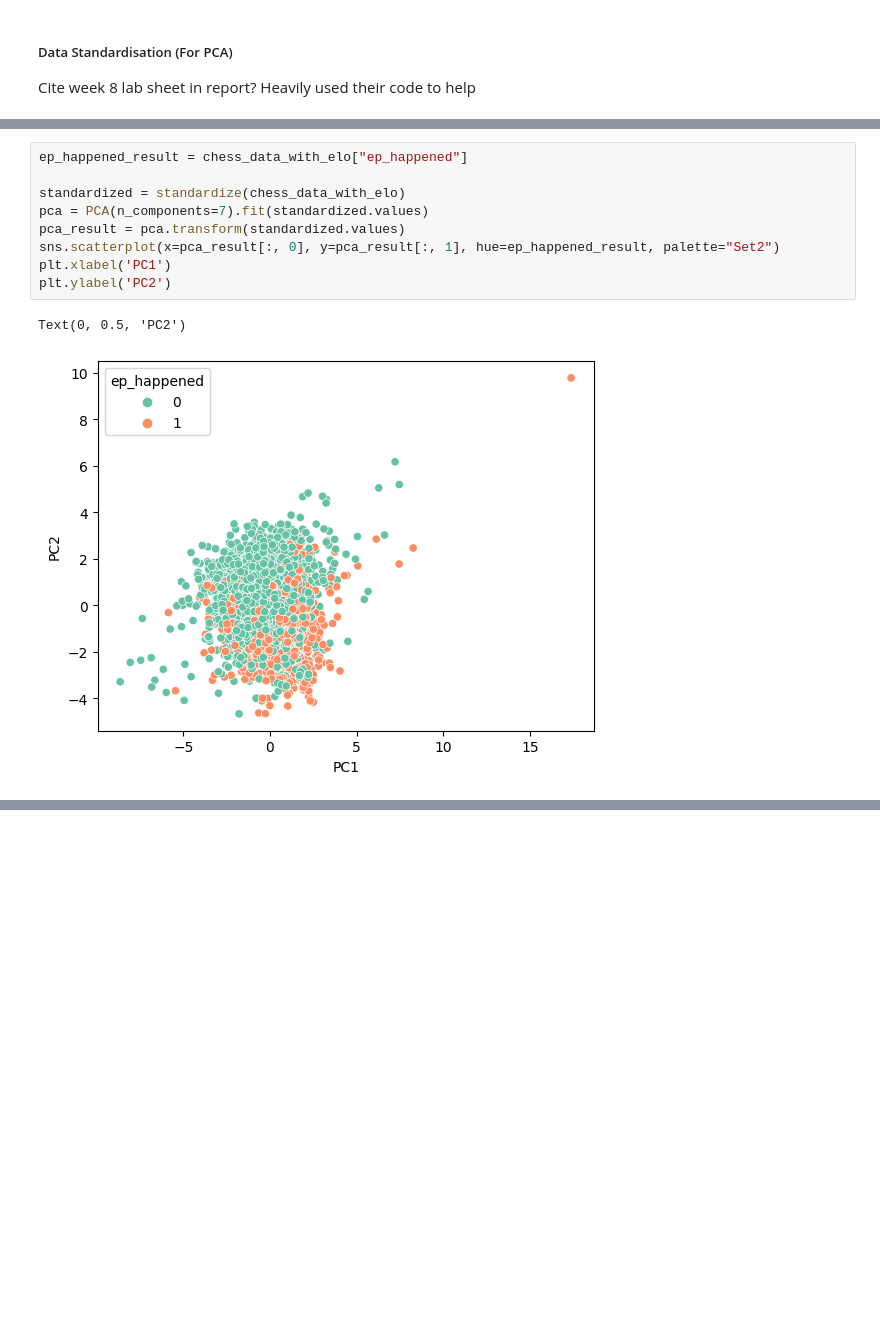
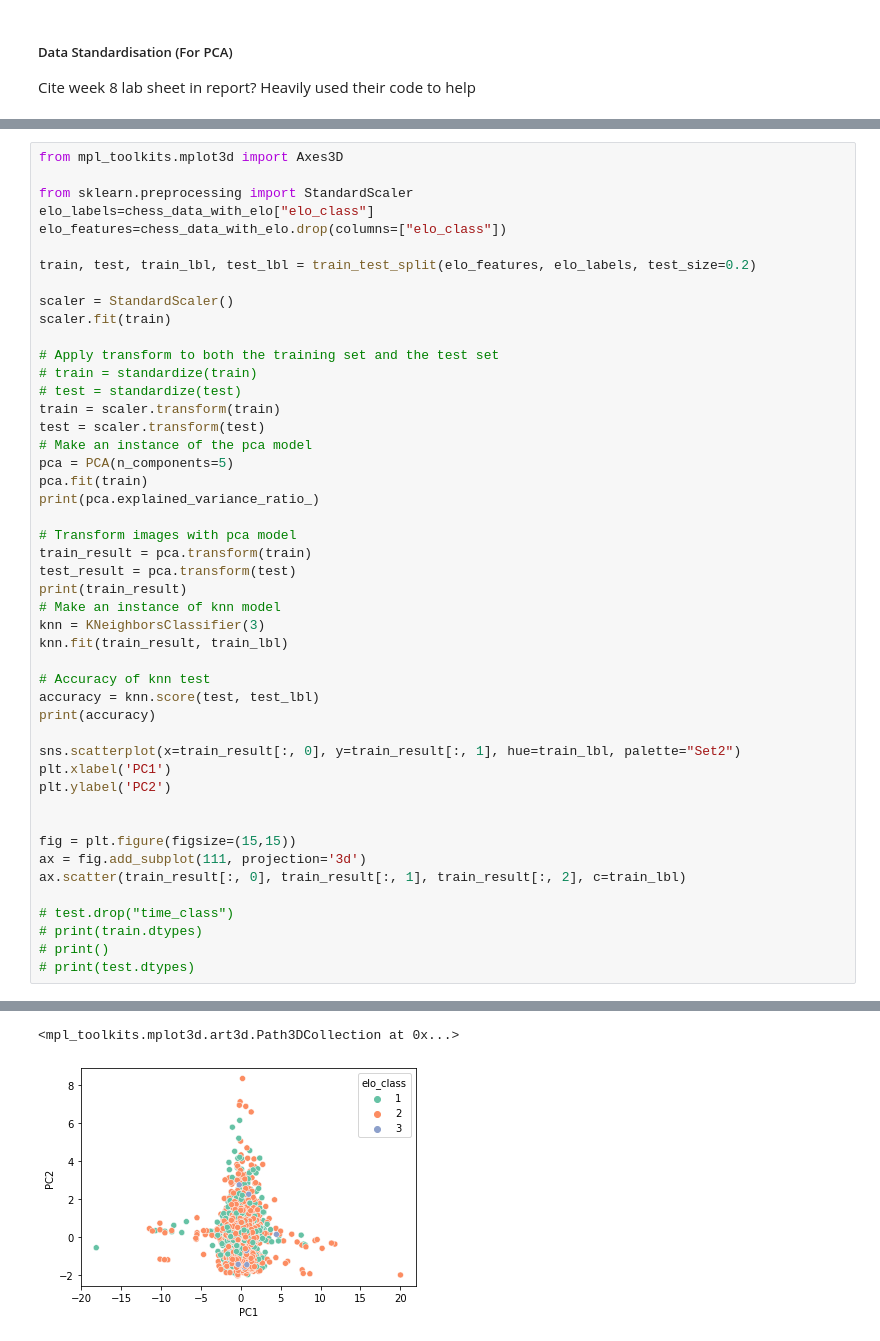
Before and after one commit to leon0241/fds-assignment-3, a Jupyter notebook: assignment-3-Q2.ipynb, the cells around one changed output, grey strips where cells are left out. Drawn from its saved outputs; the diff is of its cells as text; blank space fills up the shorter version.

```diff
--- a/assignment-3-Q2.ipynb
+++ b/assignment-3-Q2.ipynb
@@ -704,12 +714,48 @@ sns.pairplot(hue='ep_happened', data=chess_data_with_elo, palette="Set2")
-# %%
-ep_happened_result = chess_data_with_elo["ep_happened"]
-
-standardized = standardize(chess_data_with_elo)
-pca = PCA(n_components=7).fit(standardized.values)
-pca_result = pca.transform(standardized.values)
-sns.scatterplot(x=pca_result[:, 0], y=pca_result[:, 1], hue=ep_happened_result, palette="Set2")
-plt.xlabel('PC1')
-plt.ylabel('PC2')
-# %% [output]
-Text(0, 0.5, 'PC2')
-[figure, removed]
+# %%
+from mpl_toolkits.mplot3d import Axes3D
+
+from sklearn.preprocessing import StandardScaler
+elo_labels=chess_data_with_elo["elo_class"]
+elo_features=chess_data_with_elo.drop(columns=["elo_class"])
+
+train, test, train_lbl, test_lbl = train_test_split(elo_features, elo_labels, test_size=0.2)
+
+scaler = StandardScaler()
+scaler.fit(train)
+
+# Apply transform to both the training set and the test set
+# train = standardize(train)
+# test = standardize(test)
+train = scaler.transform(train)
+test = scaler.transform(test)
+# Make an instance of the pca model
+pca = PCA(n_components=5)
+pca.fit(train)
+print(pca.explained_variance_ratio_)
+
+# Transform images with pca model
+train_result = pca.transform(train)
+test_result = pca.transform(test)
+print(train_result)
+# Make an instance of knn model
+knn = KNeighborsClassifier(3)
+knn.fit(train_result, train_lbl)
+
+# Accuracy of knn test
+accuracy = knn.score(test, test_lbl)
+print(accuracy)
+
+sns.scatterplot(x=train_result[:, 0], y=train_result[:, 1], hue=train_lbl, palette="Set2")
+plt.xlabel('PC1')
+plt.ylabel('PC2')
+
+
+fig = plt.figure(figsize=(15,15))
+ax = fig.add_subplot(111, projection='3d')
+ax.scatter(train_result[:, 0], train_result[:, 1], train_result[:, 2], c=train_lbl)
+
+# test.drop("time_class")
+# print(train.dtypes)
+# print()
+# print(test.dtypes)
+# %% [output]
@@ -715,0 +771,2 @@ Text(0, 0.5, 'PC2')
+<mpl_toolkits.mplot3d.art3d.Path3DCollection at 0x...>
+[figure, added]
```
Also changed, not shown: parts of 11 cells of this notebook.
